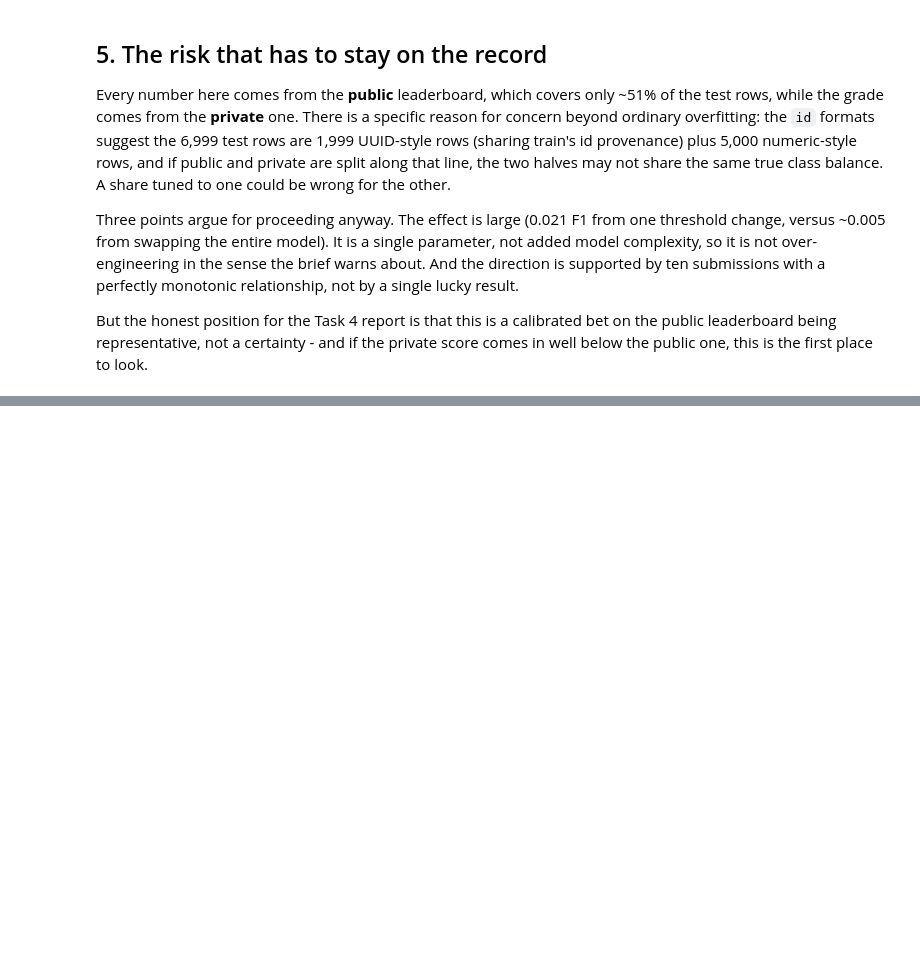
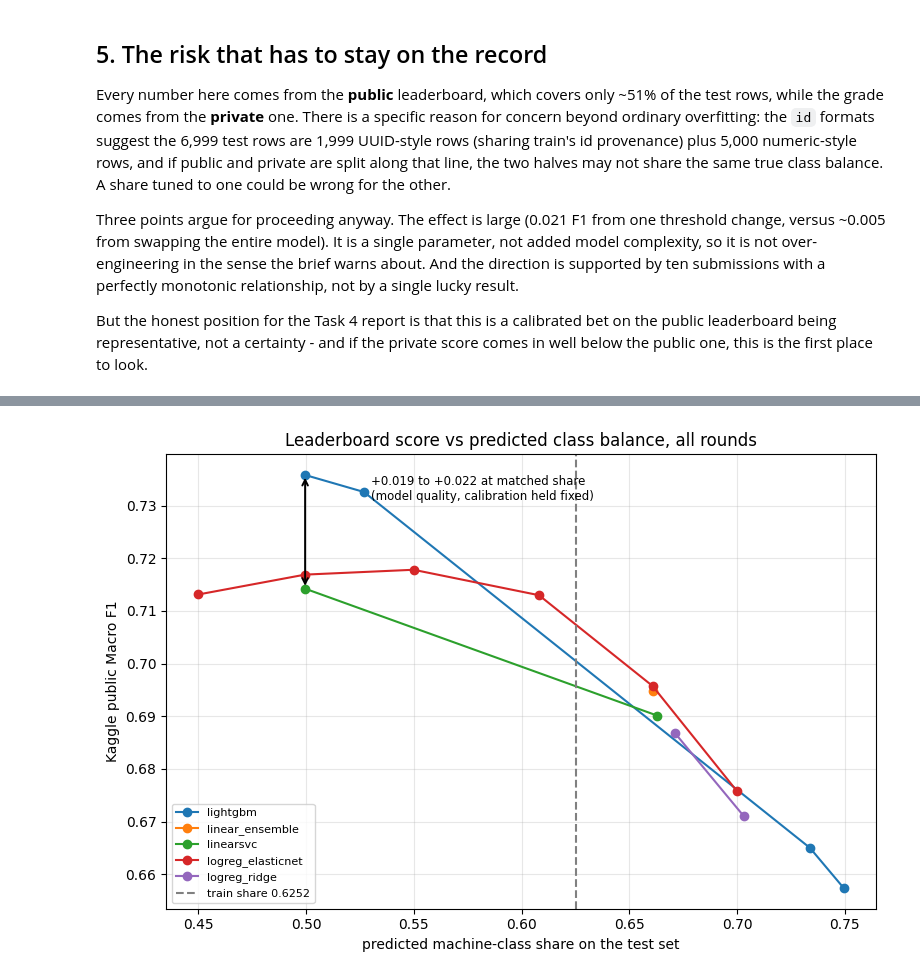
Before and after one commit to clifftonowen/2026-50.007-Machine-Learning-GenAI-Content-Detection, a Jupyter notebook: notebooks/09_share_matched_comparison.ipynb, the cells around one changed output, grey strips where cells are left out. Cells and saved outputs as stored; diff of their text form; code cells hidden in the pictures; blank space fills up the shorter version.

```diff
--- a/notebooks/09_share_matched_comparison.ipynb
+++ b/notebooks/09_share_matched_comparison.ipynb
@@ -296,0 +313,35 @@ Ledger: C:\Users\Cliffton\Documents\GitHub\2026-50.007-Machine-Learning-GenAI-Co
+# %%
+SCORED_R2 = pd.DataFrame([
+    ("lightgbm", 0.7495, 0.65738), ("lightgbm", 0.7338, 0.66502),
+    ("lightgbm", 0.5269, 0.73260), ("lightgbm", 0.4996, 0.73583),
+    ("logreg_ridge", 0.7031, 0.67105), ("logreg_elasticnet", 0.7000, 0.67577),
+    ("logreg_ridge", 0.6712, 0.68681), ("linearsvc", 0.6630, 0.69013),
+    ("linear_ensemble", 0.6608, 0.69476), ("logreg_elasticnet", 0.6608, 0.69576),
+    ("logreg_elasticnet", 0.6081, 0.71300), ("logreg_elasticnet", 0.5499, 0.71783),
+    ("logreg_elasticnet", 0.4996, 0.71691), ("logreg_elasticnet", 0.4501, 0.71314),
+    ("linearsvc", 0.4996, 0.71424),
+], columns=["model", "share", "kaggle_f1"])
+
+fig, ax = plt.subplots(figsize=(8, 5.5))
+for model, sub in SCORED_R2.groupby("model"):
+    sub = sub.sort_values("share")
+    ax.plot(sub["share"], sub["kaggle_f1"], marker="o", label=model)
+ax.axvline(0.6252, color="grey", linestyle="--", label="train share 0.6252")
+
+# The controlled comparison: three models at one share, so vertical distance between these
+# points is model quality with calibration held constant.
+ax.annotate("", xy=(0.4996, 0.73583), xytext=(0.4996, 0.71424),
+            arrowprops=dict(arrowstyle="<->", color="black", lw=1.4))
+ax.annotate("+0.019 to +0.022 at matched share\n(model quality, calibration held fixed)",
+            xy=(0.4996, 0.7250), xytext=(0.53, 0.7310), fontsize=8.5)
+
+ax.set_xlabel("predicted machine-class share on the test set")
+ax.set_ylabel("Kaggle public Macro F1")
+ax.set_title("Leaderboard score vs predicted class balance, all rounds")
+ax.legend(fontsize=8, loc="lower left")
+ax.grid(alpha=0.3)
+plt.tight_layout()
+plt.savefig(FIGURES / "class_balance_curve_round2.png", dpi=120)
+plt.show()
+# %% [output]
+[figure, added]
```
Also changed, not shown: parts of 8 cells of this notebook.
